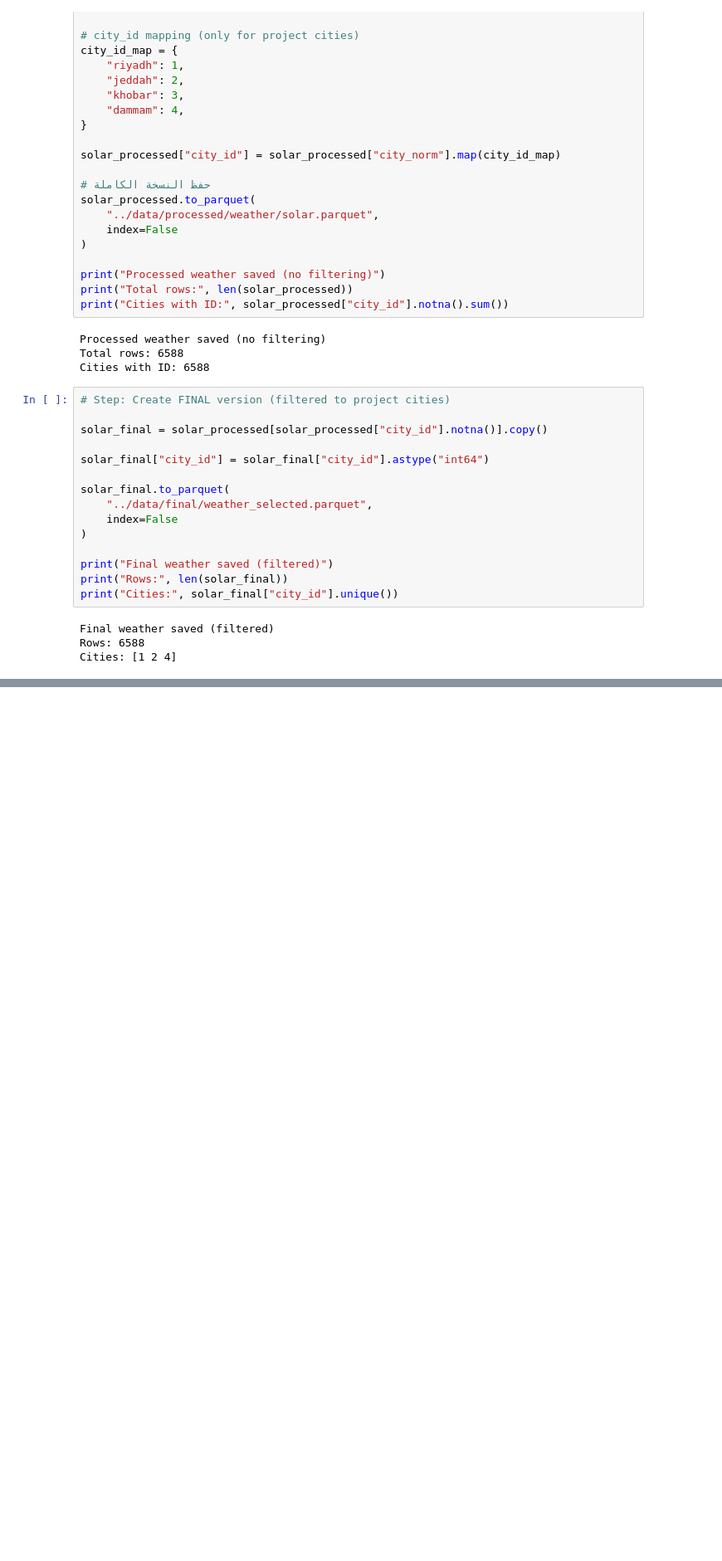
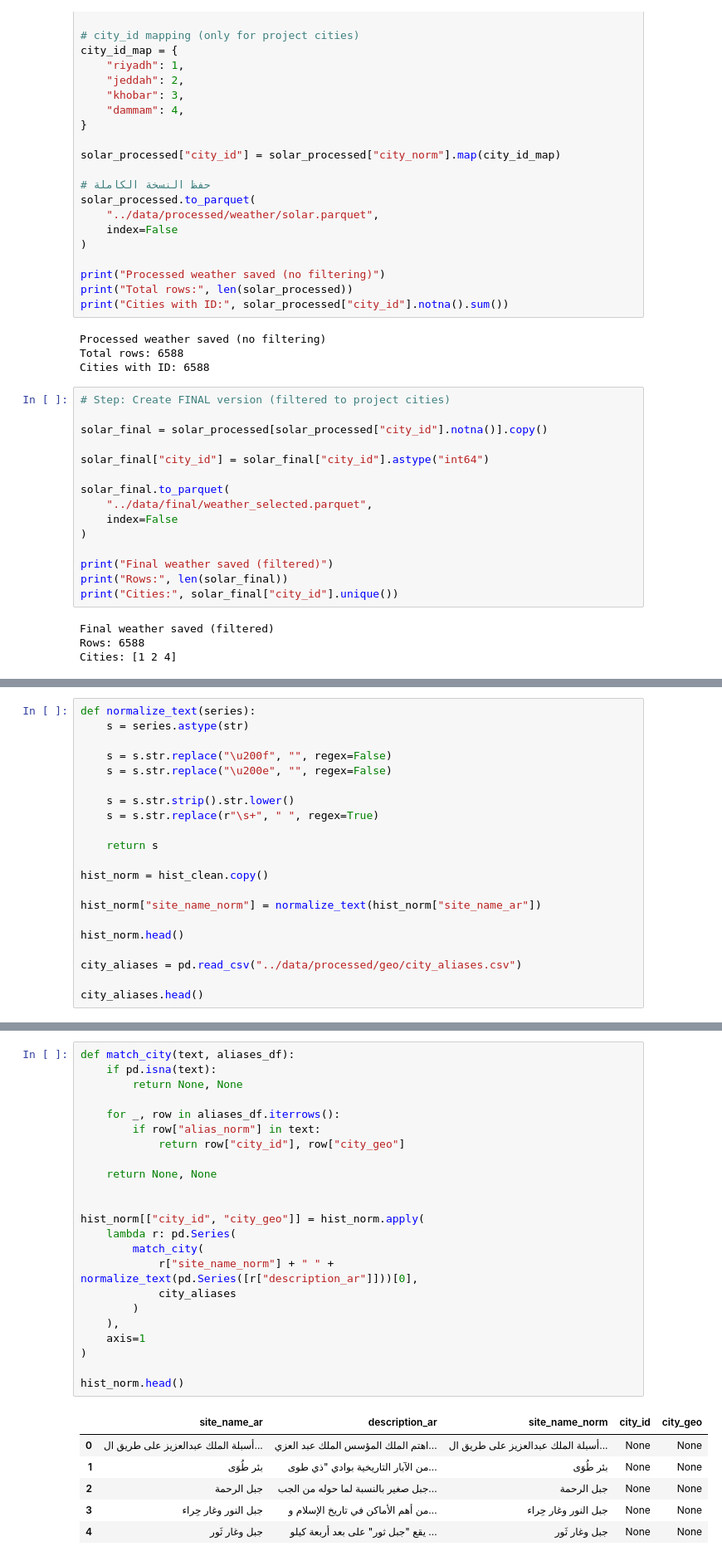
Before and after one commit to MaysAlsalum/DarbakGP, a Jupyter notebook: notebooks/01_exploration.ipynb, the cells around one changed output, grey strips where cells are left out. Shown at 83% size. Saved outputs shown, nothing was run; the diff lists cells and outputs as text; blank space fills up the shorter version.

```diff
--- a/notebooks/01_exploration.ipynb
+++ b/notebooks/01_exploration.ipynb
@@ -697,0 +732,21 @@ Cities: [1 2 4]
+# %%
+def normalize_text(series):
+    s = series.astype(str)
+
+    s = s.str.replace("\u200f", "", regex=False)
+    s = s.str.replace("\u200e", "", regex=False)
+
+    s = s.str.strip().str.lower()
+    s = s.str.replace(r"\s+", " ", regex=True)
+
+    return s
+
+hist_norm = hist_clean.copy()
+
+hist_norm["site_name_norm"] = normalize_text(hist_norm["site_name_ar"])
+
+hist_norm.head()
+
+city_aliases = pd.read_csv("../data/processed/geo/city_aliases.csv")
+
+city_aliases.head()
@@ -697,0 +760,30 @@ Cities: [1 2 4]
+# %%
+def match_city(text, aliases_df):
+    if pd.isna(text):
+        return None, None
+
+    for _, row in aliases_df.iterrows():
+        if row["alias_norm"] in text:
+            return row["city_id"], row["city_geo"]
+
+    return None, None
+
+
+hist_norm[["city_id", "city_geo"]] = hist_norm.apply(
+    lambda r: pd.Series(
+        match_city(
+            r["site_name_norm"] + " " + normalize_text(pd.Series([r["description_ar"]]))[0],
+            city_aliases
+        )
+    ),
+    axis=1
+)
+
+hist_norm.head()
+# %% [output]
+|  | site_name_ar | description_ar | site_name_norm | city_id | city_geo |
+| 0 | أسبلة الملك عبدالعزيز على طريق ال... | اهتم الملك المؤسس الملك عبد العزي... | أسبلة الملك عبدالعزيز على طريق ال... | None | None |
+| 1 | بئر طُوَى | من الآبار التاريخية بوادي "ذي طوى... | بئر طُوَى | None | None |
+| 2 | جبل الرحمة | جبل صغير بالنسبة لما حوله من الجب... | جبل الرحمة | None | None |
+| 3 | جبل النور وغار حِراء | من أهم الأماكن في تاريخ الإسلام و... | جبل النور وغار حِراء | None | None |
+| 4 | جبل وغار ثَور | يقع "جبل ثور" على بعد أربعة كيلو ... | جبل وغار ثَور | None | None |
```
Also changed, not shown: parts of 5 cells of this notebook, 11 other files.
